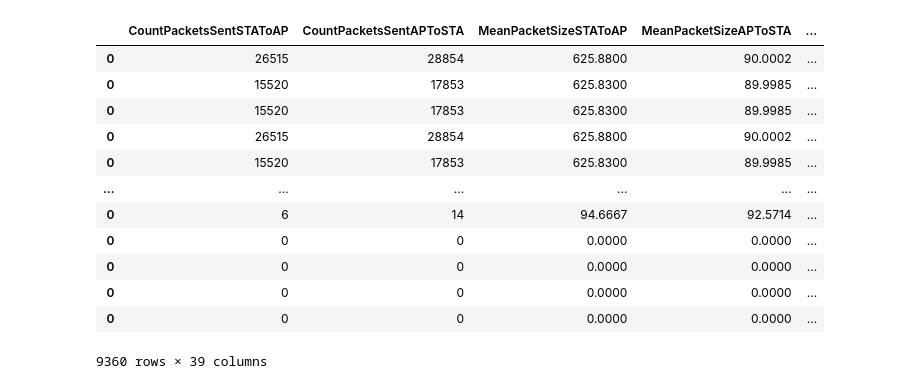
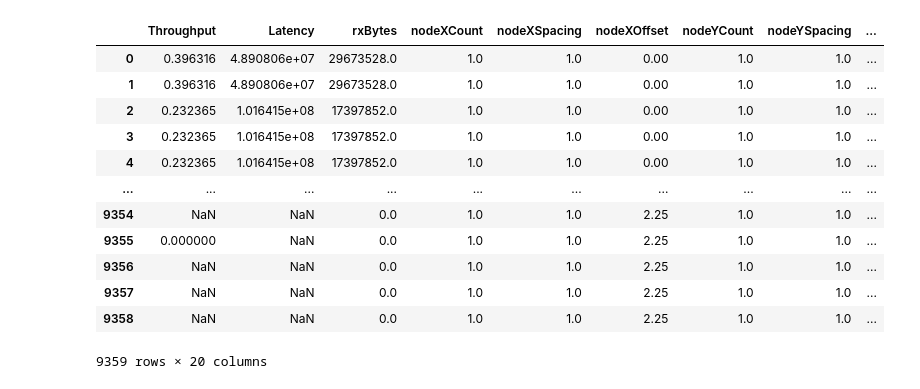
Before and after one commit to mehslambo/2IRS0-ns3, a Jupyter notebook: postprocessing/p2p_graphs.ipynb, the cells around one changed output. Saved outputs shown, nothing was run; the diff lists cells and outputs as text; code cells hidden in the pictures.

```diff
--- a/postprocessing/p2p_graphs.ipynb
+++ b/postprocessing/p2p_graphs.ipynb
@@ -118,19 +133,19 @@ Will load 9360 scenario runs
-# %%
-packet_logging_stats_summary
-# %% [output]
-|  | CountPacketsSentSTAToAP | CountPacketsSentAPToSTA | MeanPacketSizeSTAToAP | MeanPacketSizeAPToSTA | ... |
-| 0 | 26515 | 28854 | 625.8800 | 90.0002 | ... |
-| 0 | 15520 | 17853 | 625.8300 | 89.9985 | ... |
-| 0 | 15520 | 17853 | 625.8300 | 89.9985 | ... |
-| 0 | 26515 | 28854 | 625.8800 | 90.0002 | ... |
-| 0 | 15520 | 17853 | 625.8300 | 89.9985 | ... |
-| ... | ... | ... | ... | ... | ... |
-| 0 | 6 | 14 | 94.6667 | 92.5714 | ... |
-| 0 | 0 | 0 | 0.0000 | 0.0000 | ... |
-| 0 | 0 | 0 | 0.0000 | 0.0000 | ... |
-| 0 | 0 | 0 | 0.0000 | 0.0000 | ... |
-| 0 | 0 | 0 | 0.0000 | 0.0000 | ... |
-9360 rows × 39 columns
+# %%
+packet_flow_stats
+# %% [output]
+|  | Throughput | Latency | rxBytes | nodeXCount | nodeXSpacing | nodeXOffset | nodeYCount | nodeYSpacing | ... |
+| 0 | 0.396316 | 4.890806e+07 | 29673528.0 | 1.0 | 1.0 | 0.00 | 1.0 | 1.0 | ... |
+| 1 | 0.396316 | 4.890806e+07 | 29673528.0 | 1.0 | 1.0 | 0.00 | 1.0 | 1.0 | ... |
+| 2 | 0.232365 | 1.016415e+08 | 17397852.0 | 1.0 | 1.0 | 0.00 | 1.0 | 1.0 | ... |
+| 3 | 0.232365 | 1.016415e+08 | 17397852.0 | 1.0 | 1.0 | 0.00 | 1.0 | 1.0 | ... |
+| 4 | 0.232365 | 1.016415e+08 | 17397852.0 | 1.0 | 1.0 | 0.00 | 1.0 | 1.0 | ... |
+| ... | ... | ... | ... | ... | ... | ... | ... | ... | ... |
+| 9354 | NaN | NaN | 0.0 | 1.0 | 1.0 | 2.25 | 1.0 | 1.0 | ... |
+| 9355 | 0.000000 | NaN | 0.0 | 1.0 | 1.0 | 2.25 | 1.0 | 1.0 | ... |
+| 9356 | NaN | NaN | 0.0 | 1.0 | 1.0 | 2.25 | 1.0 | 1.0 | ... |
+| 9357 | NaN | NaN | 0.0 | 1.0 | 1.0 | 2.25 | 1.0 | 1.0 | ... |
+| 9358 | NaN | NaN | 0.0 | 1.0 | 1.0 | 2.25 | 1.0 | 1.0 | ... |
+9359 rows × 20 columns
 # %%
 power_state_stats
 # %% [output]
```
Also changed, not shown: parts of 11 cells of this notebook, 1 other file.
